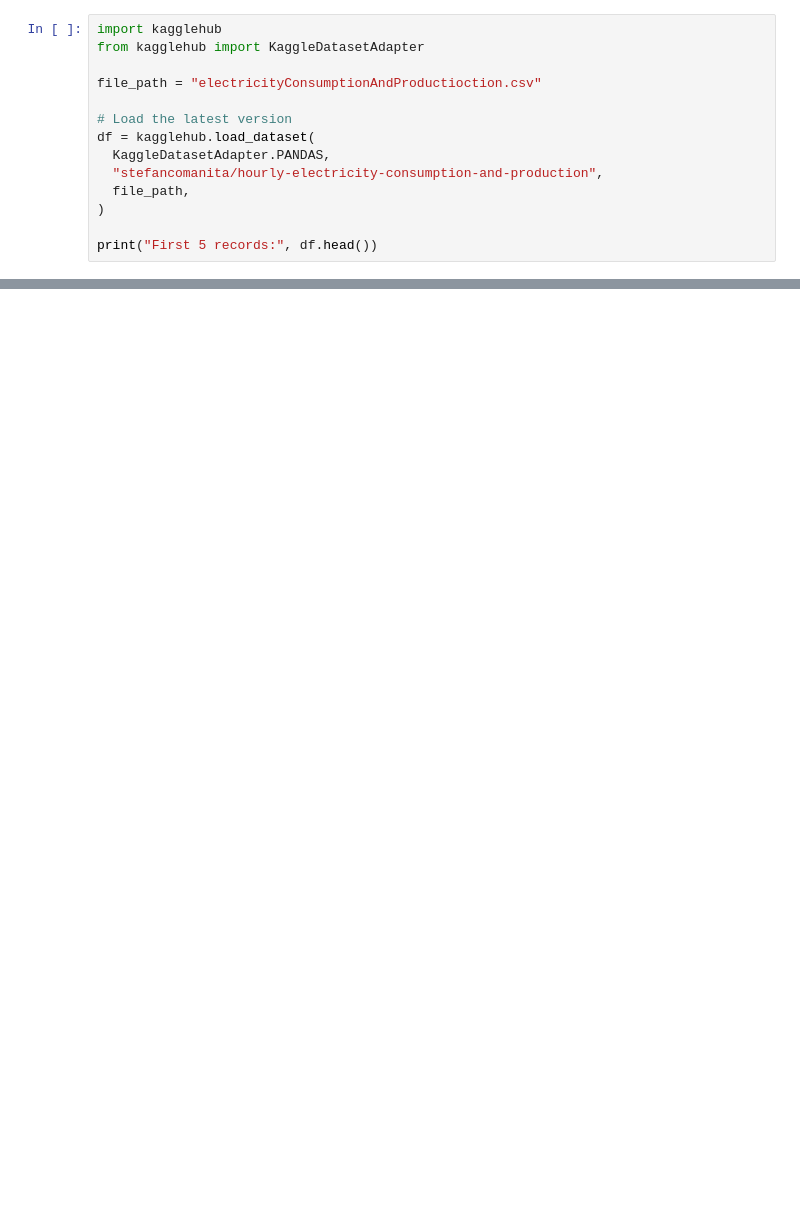
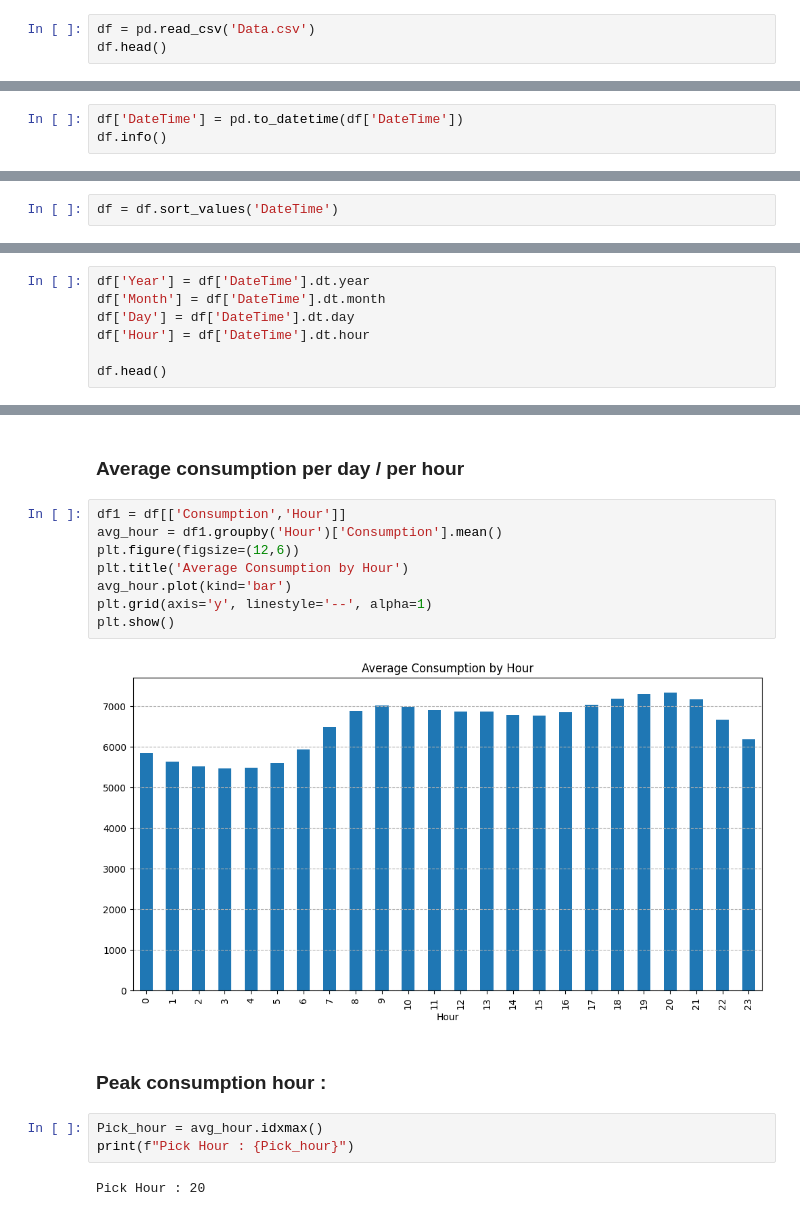
Before and after one commit to RachidNaitSaid2002/Pr-vision-de-la-Demande-nerg-tique, a Jupyter notebook: NoteBook.ipynb, the cells around one changed output, grey strips where cells are left out. Drawn from its saved outputs; the diff is of its cells as text; blank space fills up the shorter version.

```diff
--- a/NoteBook.ipynb
+++ b/NoteBook.ipynb
@@ -1,15 +9,4 @@
 # %%
-import kagglehub
-from kagglehub import KaggleDatasetAdapter
-
-file_path = "electricityConsumptionAndProductioction.csv"
-
-# Load the latest version
-df = kagglehub.load_dataset(
-  KaggleDatasetAdapter.PANDAS,
-  "stefancomanita/hourly-electricity-consumption-and-production",
-  file_path,
-)
-
-print("First 5 records:", df.head())
+df = pd.read_csv('Data.csv')
+df.head()
 # %% [output]
@@ -29,0 +72,3 @@ First 5 records:               DateTime  Consumption  Production  Nuclear  Wind
+# %%
+df['DateTime'] = pd.to_datetime(df['DateTime'])
+df.info()
@@ -29,0 +95,2 @@ First 5 records:               DateTime  Consumption  Production  Nuclear  Wind
+# %%
+df = df.sort_values('DateTime')
@@ -29,0 +99,7 @@ First 5 records:               DateTime  Consumption  Production  Nuclear  Wind
+# %%
+df['Year'] = df['DateTime'].dt.year
+df['Month'] = df['DateTime'].dt.month
+df['Day'] = df['DateTime'].dt.day
+df['Hour'] = df['DateTime'].dt.hour
+
+df.head()
@@ -29,0 +113,19 @@ First 5 records:               DateTime  Consumption  Production  Nuclear  Wind
+# %% [markdown]
+### Average consumption per day / per hour
+# %%
+df1 = df[['Consumption','Hour']]
+avg_hour = df1.groupby('Hour')['Consumption'].mean()
+plt.figure(figsize=(12,6))
+plt.title('Average Consumption by Hour')
+avg_hour.plot(kind='bar')
+plt.grid(axis='y', linestyle='--', alpha=1)
+plt.show()
+# %% [output]
+[figure, added]
+# %% [markdown]
+### Peak consumption hour :
+# %%
+Pick_hour = avg_hour.idxmax()
+print(f"Pick Hour : {Pick_hour}")
+# %% [output]
+Pick Hour : 20
```
Also changed, not shown: parts of 29 cells of this notebook, 4 other files.
